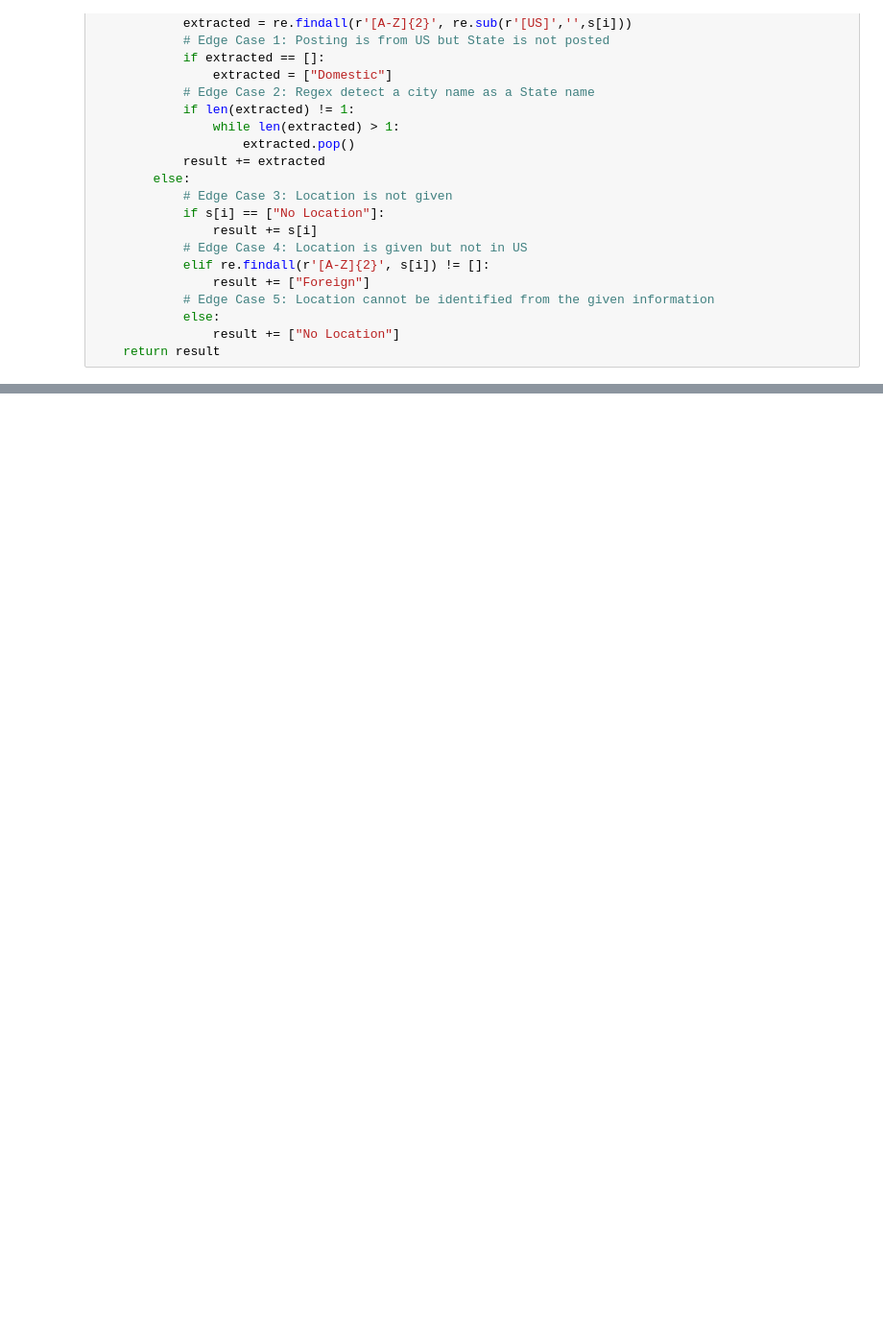
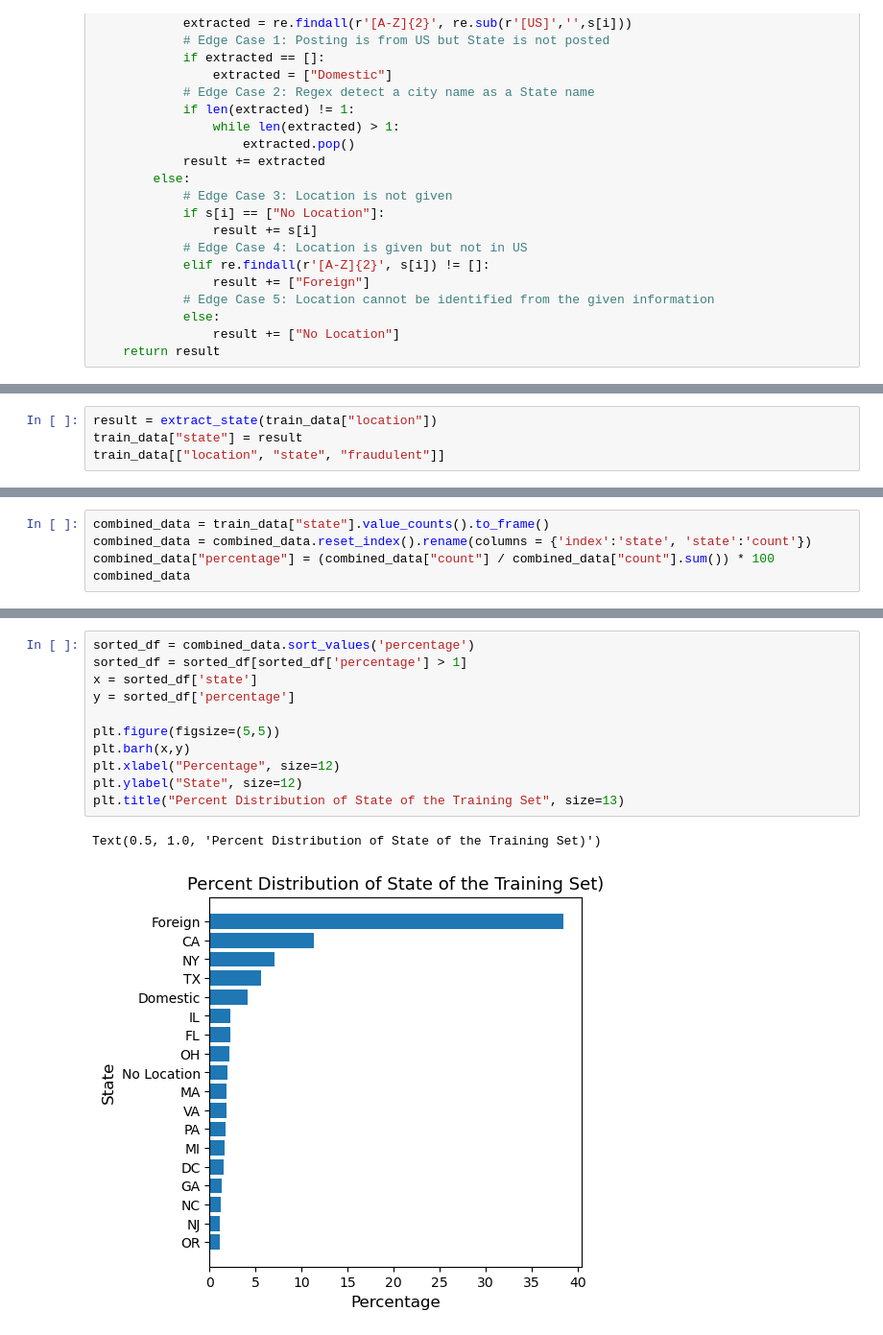
Before and after one commit to dhcheong/ClassifyingFake, a Jupyter notebook: PF.ipynb, the cells around one changed output, grey strips where cells are left out. Shown at 96% size. Saved outputs shown, nothing was run; the diff lists cells and outputs as text; blank space fills up the shorter version.

```diff
--- a/PF.ipynb
+++ b/PF.ipynb
@@ -127,0 +91,4 @@ x
+# %%
+result = extract_state(train_data["location"])
+train_data["state"] = result
+train_data[["location", "state", "fraudulent"]]
@@ -127,0 +114,5 @@ x
+# %%
+combined_data = train_data["state"].value_counts().to_frame()
+combined_data = combined_data.reset_index().rename(columns = {'index':'state', 'state':'count'})
+combined_data["percentage"] = (combined_data["count"] / combined_data["count"].sum()) * 100
+combined_data
@@ -127,0 +137,14 @@ x
+# %%
+sorted_df = combined_data.sort_values('percentage')
+sorted_df = sorted_df[sorted_df['percentage'] > 1]
+x = sorted_df['state']
+y = sorted_df['percentage']
+
+plt.figure(figsize=(5,5))
+plt.barh(x,y)
+plt.xlabel("Percentage", size=12)
+plt.ylabel("State", size=12)
+plt.title("Percent Distribution of State of the Training Set", size=13)
+# %% [output]
+Text(0.5, 1.0, 'Percent Distribution of State of the Training Set)')
+[figure, added]
```
Also changed, not shown: parts of 24 cells of this notebook.
